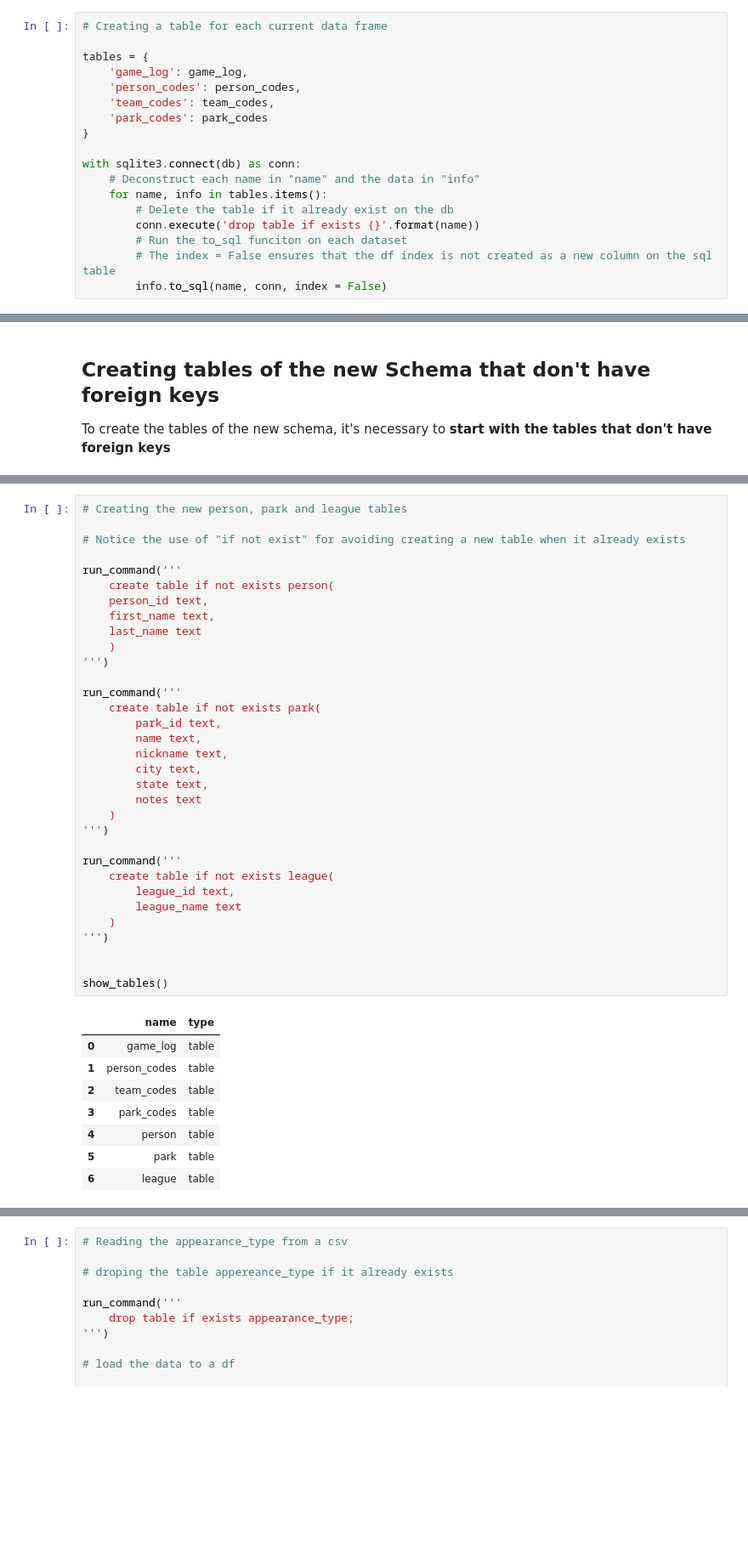
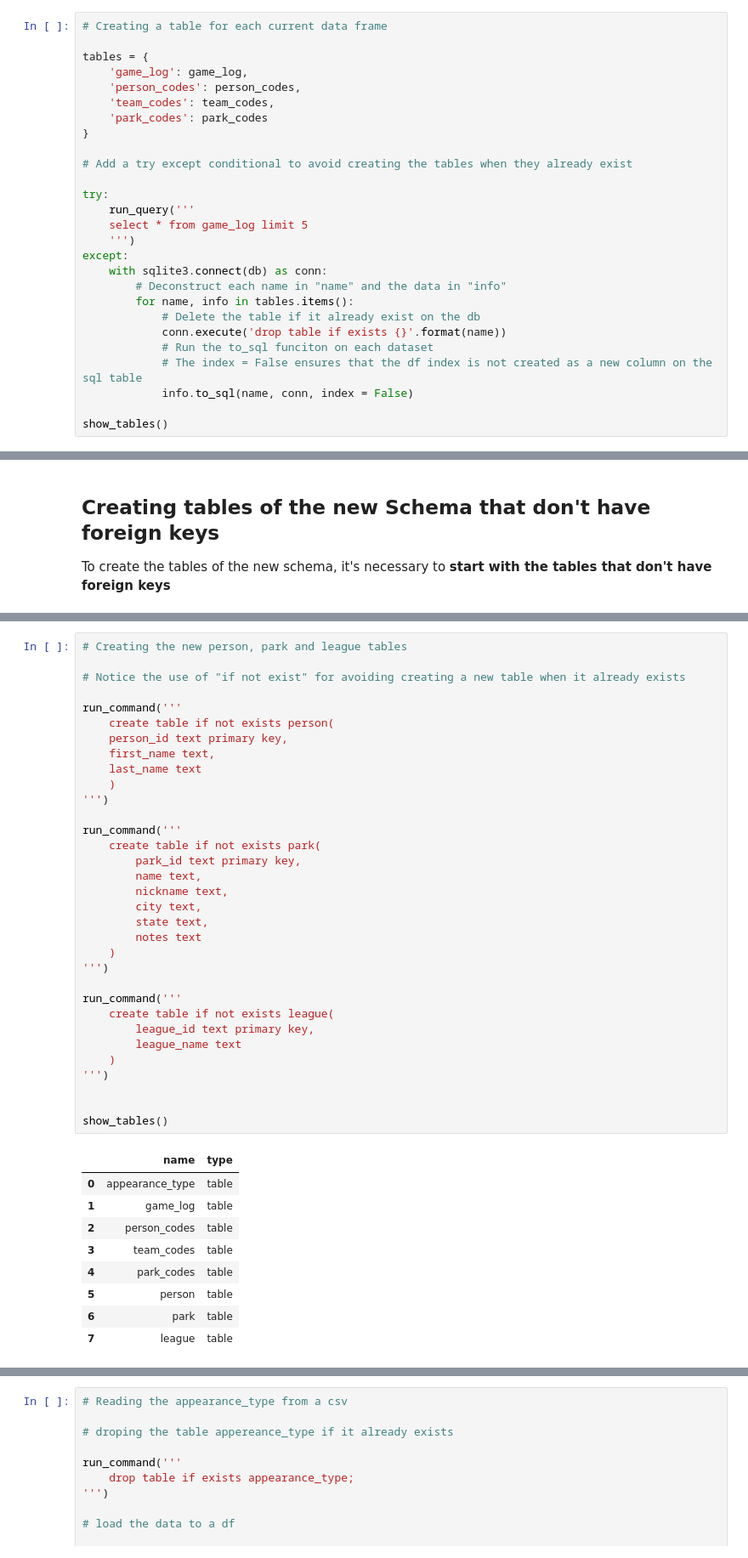
Before and after one commit to OniSlayer/project_sql_intermediate, a Jupyter notebook: Designing and Creating a Database.ipynb, the cells around one changed output, grey strips where cells are left out. Shown at 85% size. Saved outputs shown, nothing was run; the diff lists cells and outputs as text; blank space fills up the shorter version.

Commit message:
Created and inserted values into game and team tables

```diff
--- a/Designing and Creating a Database.ipynb
+++ b/Designing and Creating a Database.ipynb
@@ -207,11 +207,20 @@ tables = {
     'park_codes': park_codes
 }
 
-with sqlite3.connect(db) as conn:
-    # Deconstruct each name in "name" and the data in "info"
-    for name, info in tables.items():
-        # Delete the table if it already exist on the db
-        conn.execute('drop table if exists {}'.format(name))
-        # Run the to_sql funciton on each dataset
-        # The index = False ensures that the df index is not created as a new column on the sql table
-        info.to_sql(name, conn, index = False)
+# Add a try except conditional to avoid creating the tables when they already exist
+
+try:
+    run_query('''
+    select * from game_log limit 5
+    ''')
+except:
+    with sqlite3.connect(db) as conn:
+        # Deconstruct each name in "name" and the data in "info"
+        for name, info in tables.items():
+            # Delete the table if it already exist on the db
+            conn.execute('drop table if exists {}'.format(name))
+            # Run the to_sql funciton on each dataset
+            # The index = False ensures that the df index is not created as a new column on the sql table
+            info.to_sql(name, conn, index = False)
+
+show_tables()
@@ -301,43 +294,44 @@ limit 10
 
 # Notice the use of "if not exist" for avoiding creating a new table when it already exists
 
 run_command('''
     create table if not exists person(
-    person_id text,
+    person_id text primary key,
     first_name text,
     last_name text
     )
 ''')
 
 run_command('''
     create table if not exists park(
-        park_id text,
+        park_id text primary key,
         name text,
         nickname text,
         city text,
         state text,
         notes text
     )
 ''')
 
 run_command('''
     create table if not exists league(
-        league_id text,
+        league_id text primary key,
         league_name text
     )
 ''')
 
 
 show_tables()
 # %% [output]
 |  | name | type |
-| 0 | game_log | table |
-| 1 | person_codes | table |
-| 2 | team_codes | table |
-| 3 | park_codes | table |
-| 4 | person | table |
-| 5 | park | table |
-| 6 | league | table |
+| 0 | appearance_type | table |
+| 1 | game_log | table |
+| 2 | person_codes | table |
+| 3 | team_codes | table |
+| 4 | park_codes | table |
+| 5 | person | table |
+| 6 | park | table |
+| 7 | league | table |
 # %%
 # Inserting the values into the person, park an league tables
 
```
Also changed, not shown: parts of 11 cells of this notebook, 2 other files.
